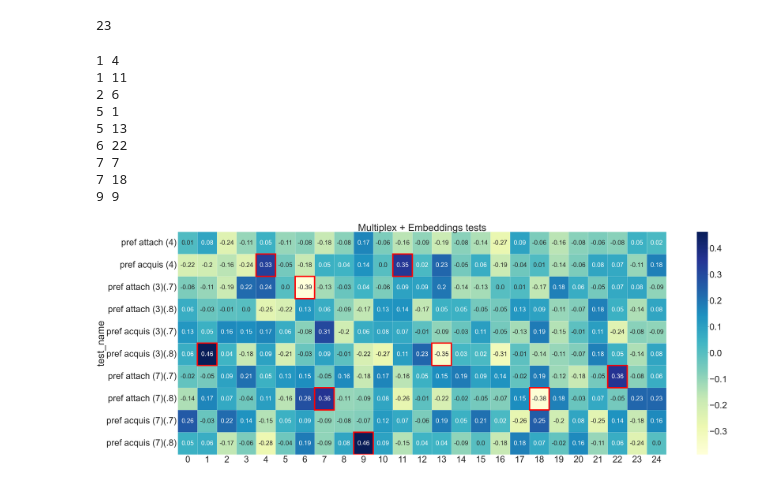
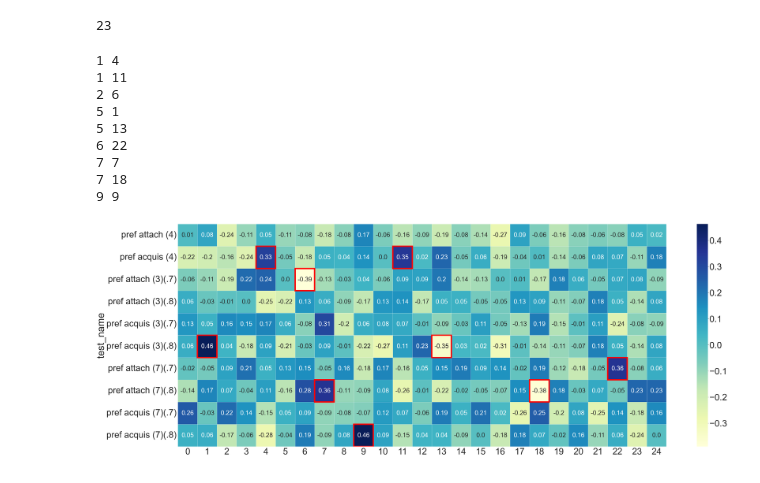
Before and after one commit to CatherineHenry/multiplex_network, a Jupyter notebook: src/heatmaps.ipynb, the cells around one changed output. Saved outputs shown, nothing was run; the diff lists cells and outputs as text; code cells hidden in the pictures.

```diff
--- a/src/heatmaps.ipynb
+++ b/src/heatmaps.ipynb
@@ -176,15 +175,15 @@ def create_heatmap(df, annots, N, M, tests, title):
 
     plt.show()
 # %%
-create_heatmap(orig_df, orig_annotations, 80, 30, tests, 'Multiplex + Embeddings tests')
+create_heatmap(orig_df, orig_annotations, 80, 30, tests, '')
 # %% [output]
 1 4
 1 11
 2 6
 5 1
 5 13
 6 22
 7 7
 7 18
 9 9
-[figure, old version]
+[figure, new version]
```
Also changed, not shown: parts of 9 cells of this notebook.
